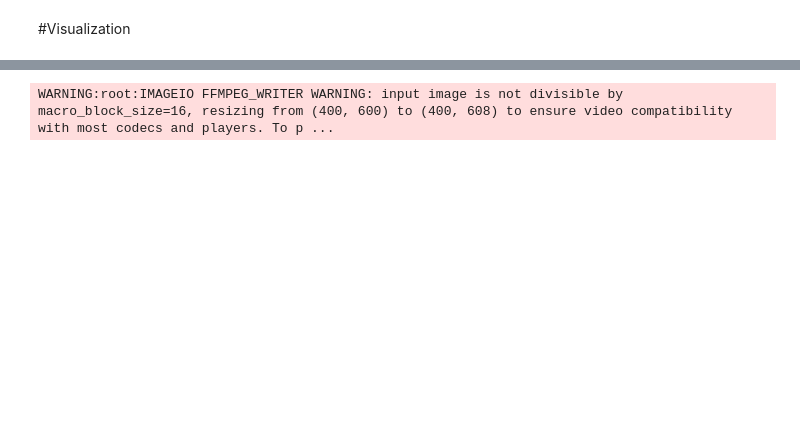
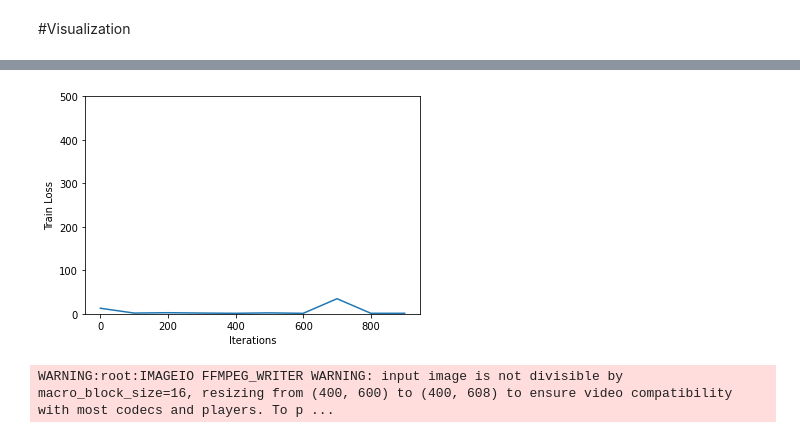
Before and after one commit to phoumithona/reinforcement-learning-course-2022-1, a Jupyter notebook: GPU_Allocator.ipynb, the cells around one changed output, grey strips where cells are left out. Cells and saved outputs as stored; diff of their text form; code cells hidden in the pictures; blank space fills up the shorter version.

```diff
--- a/GPU_Allocator.ipynb
+++ b/GPU_Allocator.ipynb
@@ -455,3 +459,12 @@ plt.show()
+# %%
+iterations_loss = range(0, num_iterations, log_interval)
+plt.xlabel('Iterations')
+plt.ylabel('Train Loss')
+plt.ylim(0, 500)
+plt.plot(iterations_loss, loss_log)
+plt.show()
+# %% [output]
+[figure, added]
 # %%
 def embed_mp4(filename):
     """Embeds an mp4 file in the notebook."""
```
Also changed, not shown: parts of 7 cells of this notebook.
